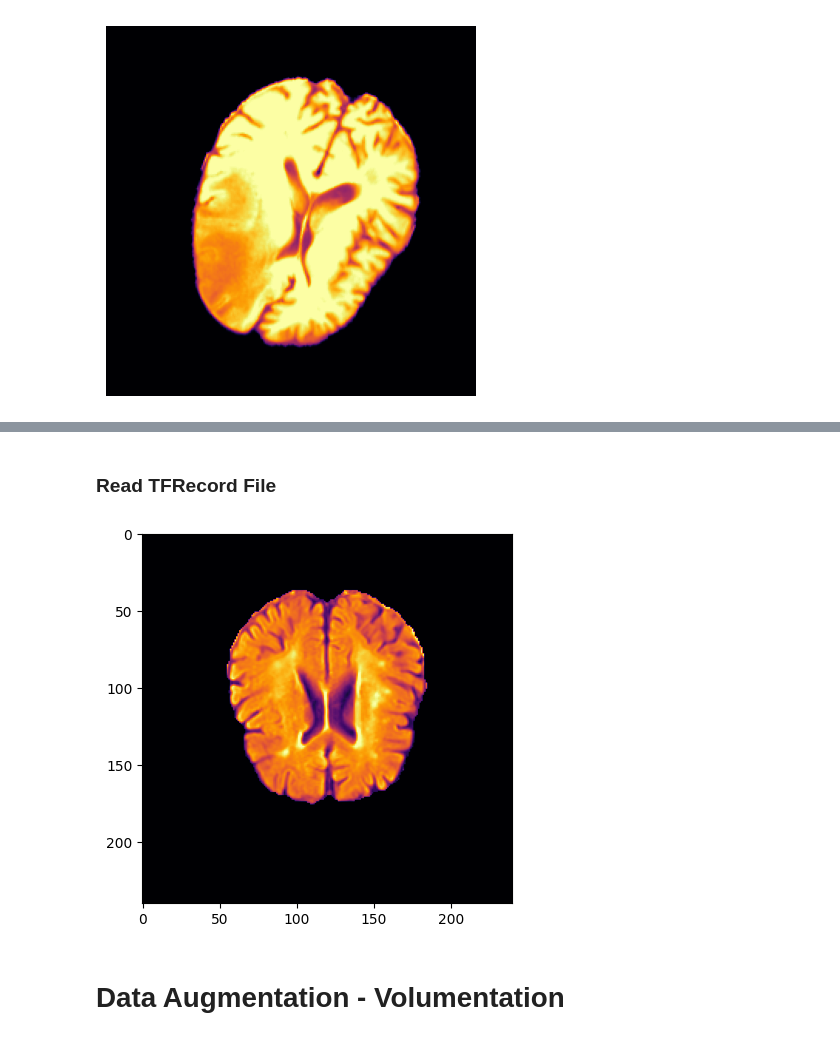
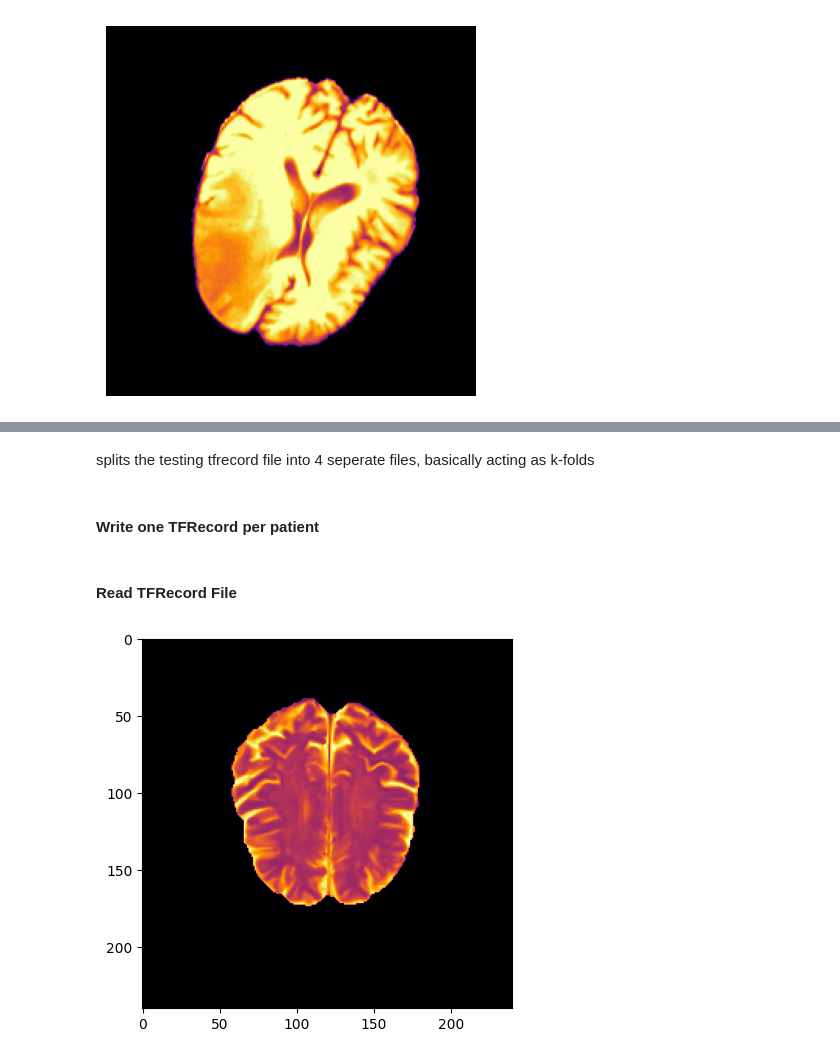
Before and after one commit to LennartPhil/Brain_Mets_Classification, a Jupyter notebook: notebooks/AI/data_preparation.ipynb, the cells around one changed output, grey strips where cells are left out. Cells and saved outputs as stored; diff of their text form; code cells hidden in the pictures.

Commit message:
moves the data augmentation and adds the option to create one tfrecord for each patient

```diff
--- a/notebooks/AI/data_preparation.ipynb
+++ b/notebooks/AI/data_preparation.ipynb
@@ -472 +538,3 @@ Create a TFRecord File for testing
+# %% [markdown]
+splits the testing tfrecord file into 4 seperate files, basically acting as k-folds
 # %%
@@ -505,31 +596,73 @@ with tf.io.TFRecordWriter(path_to_testing_tfr, options) as writer:
+# %% [markdown]
+#### Write one TFRecord per patient
+# %%
+path_to_derivatives = Path("/Users/LennartPhilipp/Desktop/testing_data/derivatives/TFRecords")
+path_to_preprocessed_patients = Path("/Users/LennartPhilipp/Desktop/testing_data/derivatives/preprocessed_n4_brainlesion_percentile_20240611-125716")
+
+def serialize_patient(patientID, sex, age, primary):
+
+    image_data = prepare_images(patientID)
+
+    patient_example = Example(
+        features = Features(
+            feature = {
+                'image': tf.train.Feature(float_list=tf.train.FloatList(value=image_data.ravel())),
+                'sex': tf.train.Feature(int64_list=tf.train.Int64List(value= sex)),
+                'age': tf.train.Feature(int64_list=tf.train.Int64List(value=[age])),
+                'primary': tf.train.Feature(int64_list=tf.train.Int64List(value=[primary])),
+            }
+        )
+    )
+
+    return patient_example.SerializeToString()
+
+
+# Write the dataset to TFRecord
+options = tf.io.TFRecordOptions(compression_type="GZIP") # compress the dataset
+
+patients = [patient for patient in os.listdir(path_to_preprocessed_patients) if os.path.isdir(os.path.join(path_to_preprocessed_patients, patient))]
+
+path_to_all_tfr = path_to_derivatives / Path("all_pats_single")
+os.makedirs(path_to_all_tfr, exist_ok=True)
+
+for pat in range(len(patients)):
+
+    file_path = str(path_to_all_tfr) + "/" + patients[pat] + ".tfrecord"
+    with tf.io.TFRecordWriter(file_path, options) as writer:
+
+        sex = sex_encoded[pat]
+        id = training_patients["participant_id"][pat]
+        age = training_patients["age"][pat]
+        primary = two_classes_primaries[pat]
+        example = serialize_patient(id, sex, age, primary)
+        writer.write(example)
 # %% [markdown]
-### Read TFRecord File
+#### Read TFRecord File
 # %%
+path_to_testing_tfr = "/Users/LennartPhilipp/Desktop/testing_data/derivatives/TFRecords/all_pats_single/sub-01015961.tfrecord"
 
 feature_description = {
     "image": tf.io.FixedLenFeature([155, 240, 240, 4], tf.float32),
     "sex": tf.io.FixedLenFeature([2], tf.int64, default_value=[0,0]),
     "age": tf.io.FixedLenFeature([], tf.int64, default_value=0),
     "primary": tf.io.FixedLenFeature([], tf.int64, default_value=0),
 }
 
 def parse(serialize_patient):
     example = tf.io.parse_single_example(serialize_patient, feature_description)
     # input = [example["image"], example["sex"], example["age"]]
     # label = example["primary"]
     image = example["image"]
     image = tf.reshape(image, [155, 240, 240, 4]) #[149, 185, 155, 4] = old size
 
     return image, example["sex"], example["age"], example["primary"]
 
 dataset = tf.data.TFRecordDataset([path_to_testing_tfr], compression_type="GZIP")
 parsed_dataset = dataset.map(parse)
 
 test_image = parsed_dataset.take(1)
 for image, sex, age, primary in test_image:
     numpy_image = image.numpy()
-    plt.imshow(numpy_image[90,:,:,0], cmap = "inferno")
+    plt.imshow(numpy_image[100,:,:,0], cmap = "inferno")
 # %% [output]
-[figure, old version]
+[figure, new version]
-# %% [markdown]
-# Data Augmentation - Volumentation
```
Also changed, not shown: parts of 18 cells of this notebook.
